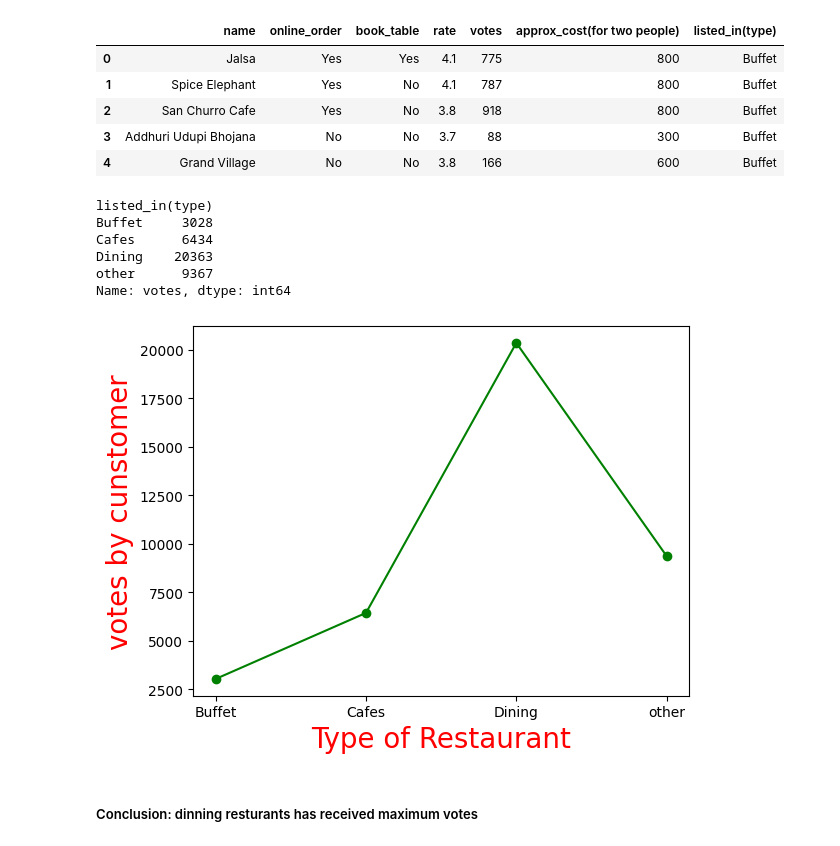
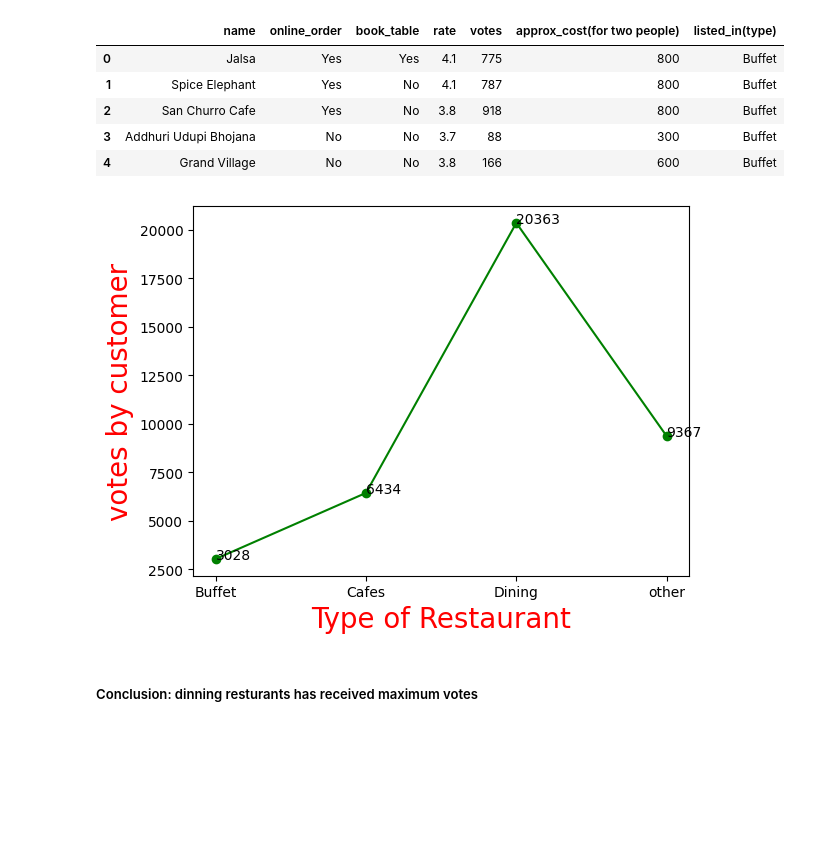
Before and after one commit to vinodsarwade/Pandas_Projects, a Jupyter notebook: Zomato_data_analysys.ipynb, the cells around one changed output. Saved outputs shown, nothing was run; the diff lists cells and outputs as text; code cells hidden in the pictures; blank space fills up the shorter version.

```diff
--- a/Zomato_data_analysys.ipynb
+++ b/Zomato_data_analysys.ipynb
@@ -139,24 +139,18 @@ dataframe.head()
 | 4 | Grand Village | No | No | 3.8 | 166 | 600 | Buffet |
 # %%
 group_data = dataframe.groupby("listed_in(type)")["votes"].sum()  #group both column
-# result = pd.DataFrame({"Votes by cust":group_data})    # you can make new DF using froup_data  with column name as "votes by cust "
+# result = pd.DataFrame({"Votes by cust":group_data})    # you can make new DF using group_data  with column name as "votes by cust "
 plt.plot(group_data, color ="green", marker="o")
 plt.xlabel("Type of Restaurant", color= "red", size = "20")
-plt.ylabel("votes by cunstomer", color = "red", size = "20")
+plt.ylabel("votes by customer", color = "red", size = "20")
 group_data
 
-# #'''to show count on the plot'''
-# for i, vote_count in enumerate(group_data):
-#     plt.text(group_data.index[i],vote_count,str(vote_count))
-# plt.show()
+#'''to show count on the plot'''
+for i, vote_count in enumerate(group_data):
+    plt.text(group_data.index[i],vote_count,str(vote_count))
+plt.show()
 # %% [output]
-listed_in(type)
-Buffet     3028
-Cafes      6434
-Dining    20363
-other      9367
-Name: votes, dtype: int64
-[figure, old version]
+[figure, new version]
 # %% [markdown]
 <h5>Conclusion: dinning resturants has received maximum votes
 # %% [markdown]
```
Also changed, not shown: parts of 4 cells of this notebook, 5 other files.
